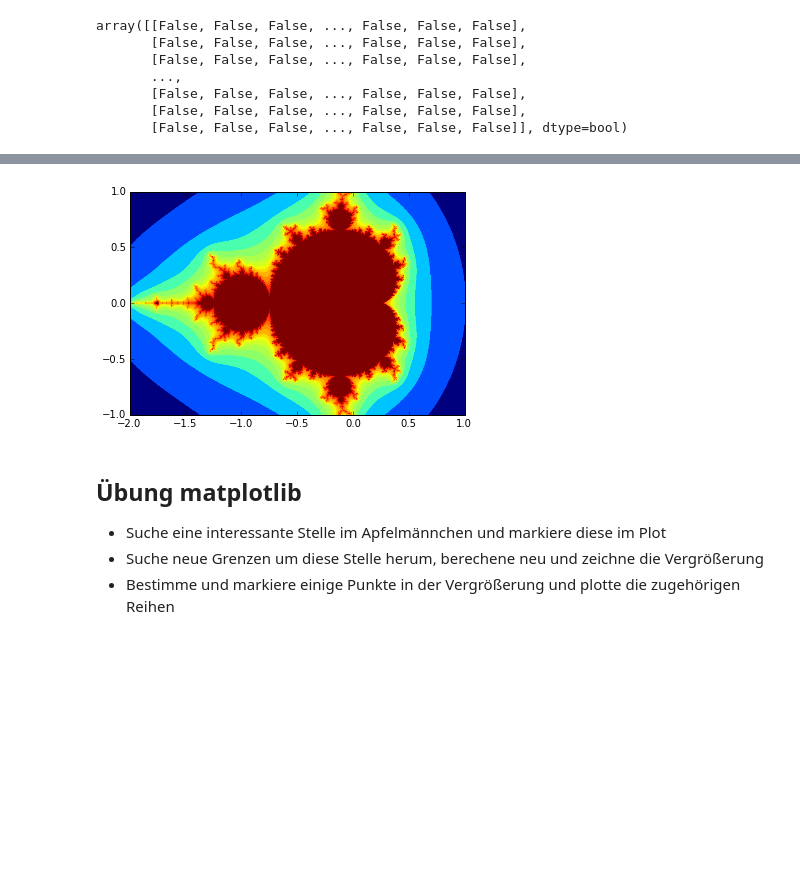
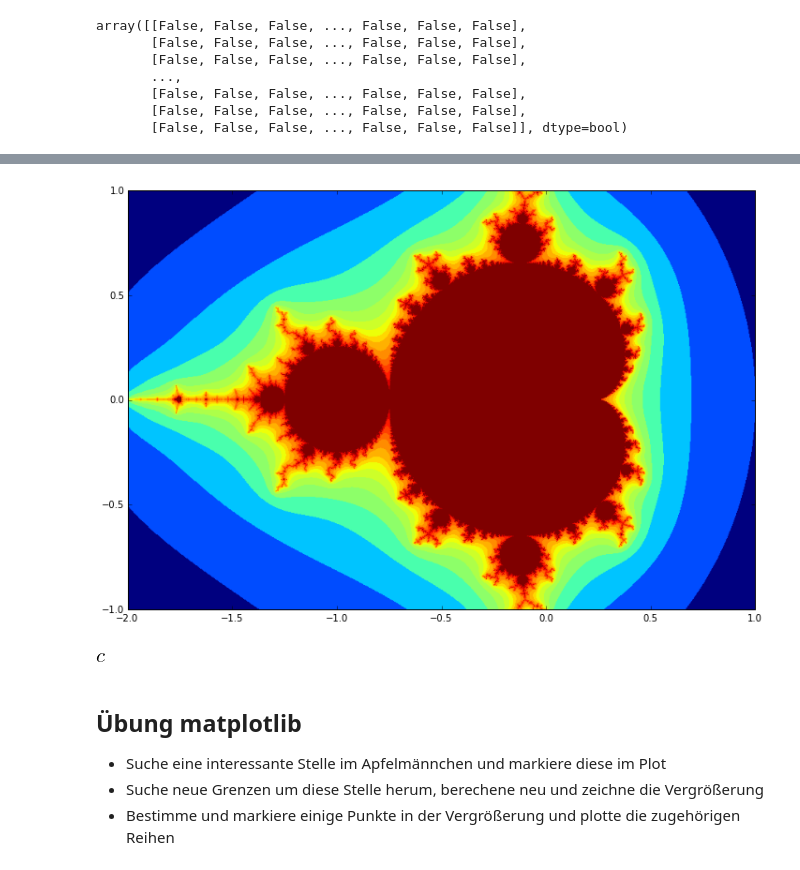
Before and after one commit to hrenkap/scipy_workshop, a Jupyter notebook: Workshop1.ipynb, the cells around one changed output, grey strips where cells are left out. Saved outputs shown, nothing was run; the diff lists cells and outputs as text; code cells hidden in the pictures; blank space fills up the shorter version.

Commit message:
Fix figsize

```diff
--- a/Workshop1.ipynb
+++ b/Workshop1.ipynb
@@ -252,6 +252,8 @@ Matplotlib ist eine Python-Bibliothek, die unter einer BSD-artigen Lizenz steht
 %matplotlib inline
 import matplotlib as mp
 import matplotlib.pyplot as plt
+
+plt.rcParams['figure.figsize'] = 12,9 # Größe in Inches (!!!)
 # %% [markdown]
 Die Funktion `plt.plot` generiert einen Plot, der direkt im Notebook angezeigt wird.
 # %%
@@ -326,10 +328,14 @@ def mandel2(c, numIter=10, maxabs=5):
     return z, num
 # %%
 z, num = mandel2(c, 100, 5)
-#plt.xlim(-100, 100)
+plt.figure(figsize=(12,9))
 plt.imshow(num, extent=(-2,1,-1,1));
 # %% [output]
-[figure, old version]
+[figure, new version]
+# %%
+c
+# %% [output]
+[figure, added]
 # %% [markdown]
 ## Übung matplotlib
   * Suche eine interessante Stelle im Apfelmännchen und markiere diese im Plot
```
Also changed, not shown: parts of 14 cells of this notebook.
